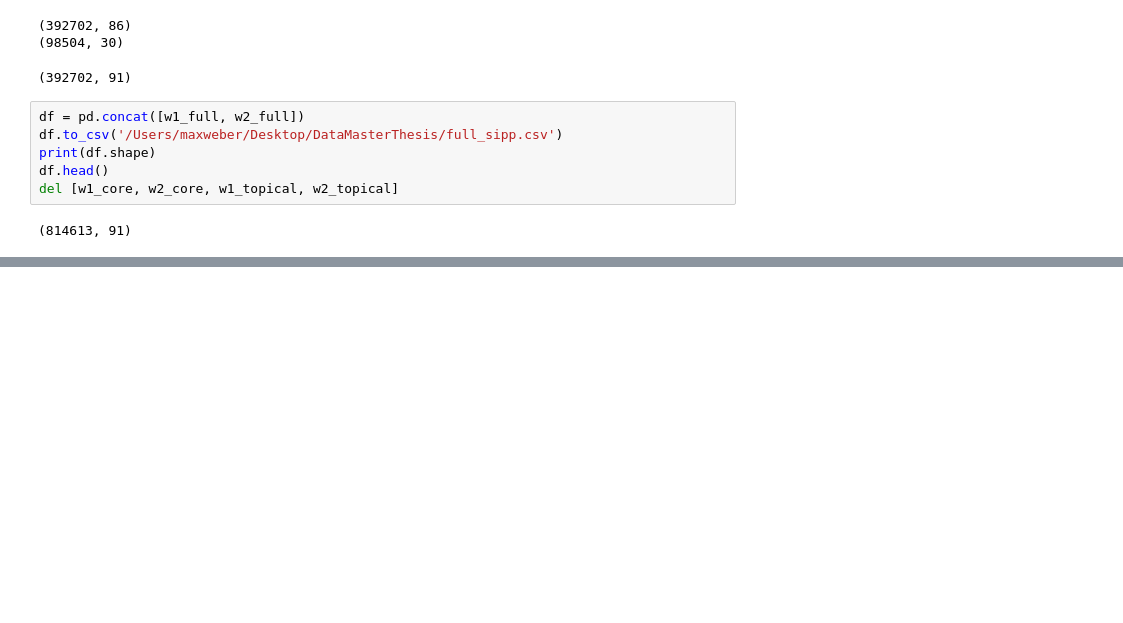
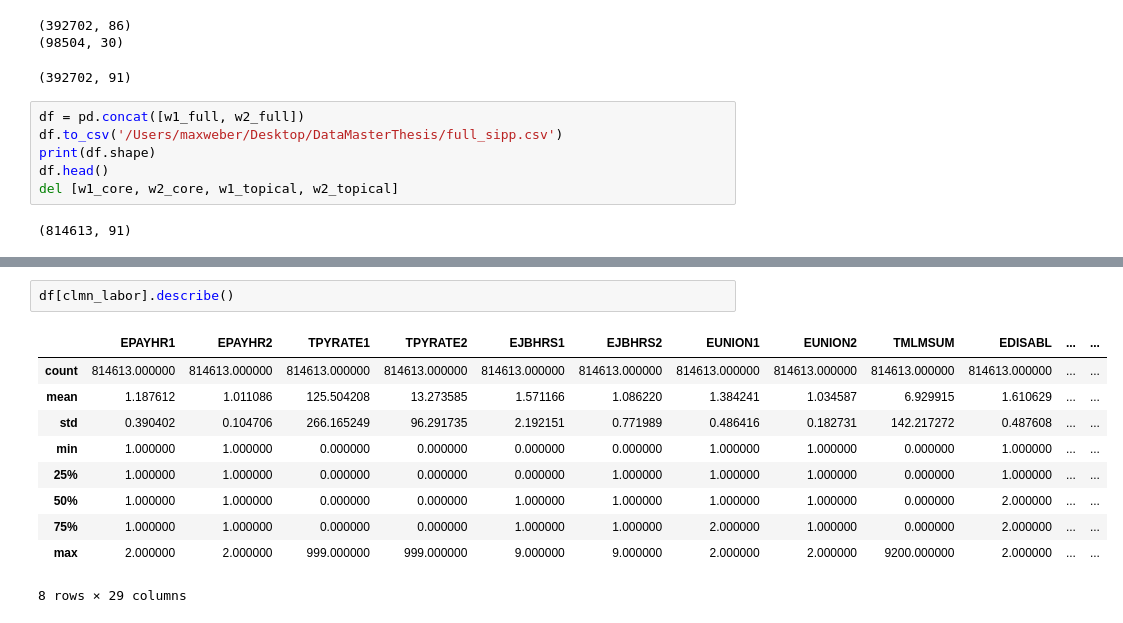
Before and after one commit to MaxDerWeber/MasterThesis, a Jupyter notebook: Data.ipynb, the cells around one changed output, grey strips where cells are left out. Cells and saved outputs as stored; diff of their text form; blank space fills up the shorter version.

```diff
--- a/Data.ipynb
+++ b/Data.ipynb
@@ -119,0 +176,13 @@ del [w1_core, w2_core, w1_topical, w2_topical]
+# %%
+df[clmn_labor].describe()
+# %% [output]
+|  | EPAYHR1 | EPAYHR2 | TPYRATE1 | TPYRATE2 | EJBHRS1 | EJBHRS2 | EUNION1 | EUNION2 | TMLMSUM | EDISABL | ... | ... |
+| count | 814613.000000 | 814613.000000 | 814613.000000 | 814613.000000 | 814613.000000 | 814613.000000 | 814613.000000 | 814613.000000 | 814613.000000 | 814613.000000 | ... | ... |
+| mean | 1.187612 | 1.011086 | 125.504208 | 13.273585 | 1.571166 | 1.086220 | 1.384241 | 1.034587 | 6.929915 | 1.610629 | ... | ... |
+| std | 0.390402 | 0.104706 | 266.165249 | 96.291735 | 2.192151 | 0.771989 | 0.486416 | 0.182731 | 142.217272 | 0.487608 | ... | ... |
+| min | 1.000000 | 1.000000 | 0.000000 | 0.000000 | 0.000000 | 0.000000 | 1.000000 | 1.000000 | 0.000000 | 1.000000 | ... | ... |
+| 25% | 1.000000 | 1.000000 | 0.000000 | 0.000000 | 0.000000 | 1.000000 | 1.000000 | 1.000000 | 0.000000 | 1.000000 | ... | ... |
+| 50% | 1.000000 | 1.000000 | 0.000000 | 0.000000 | 1.000000 | 1.000000 | 1.000000 | 1.000000 | 0.000000 | 2.000000 | ... | ... |
+| 75% | 1.000000 | 1.000000 | 0.000000 | 0.000000 | 1.000000 | 1.000000 | 2.000000 | 1.000000 | 0.000000 | 2.000000 | ... | ... |
+| max | 2.000000 | 2.000000 | 999.000000 | 999.000000 | 9.000000 | 9.000000 | 2.000000 | 2.000000 | 9200.000000 | 2.000000 | ... | ... |
+8 rows × 29 columns
```
Also changed, not shown: parts of 13 cells of this notebook, 1 other file.
